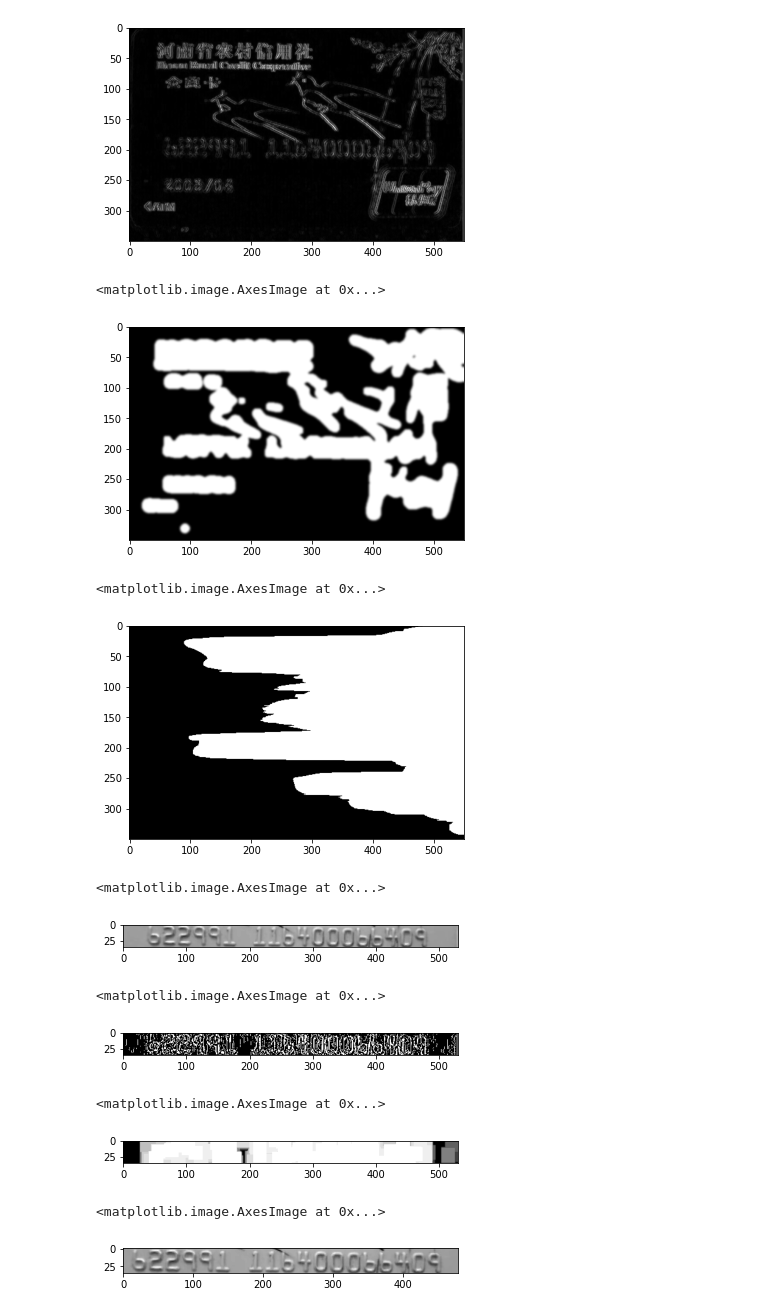
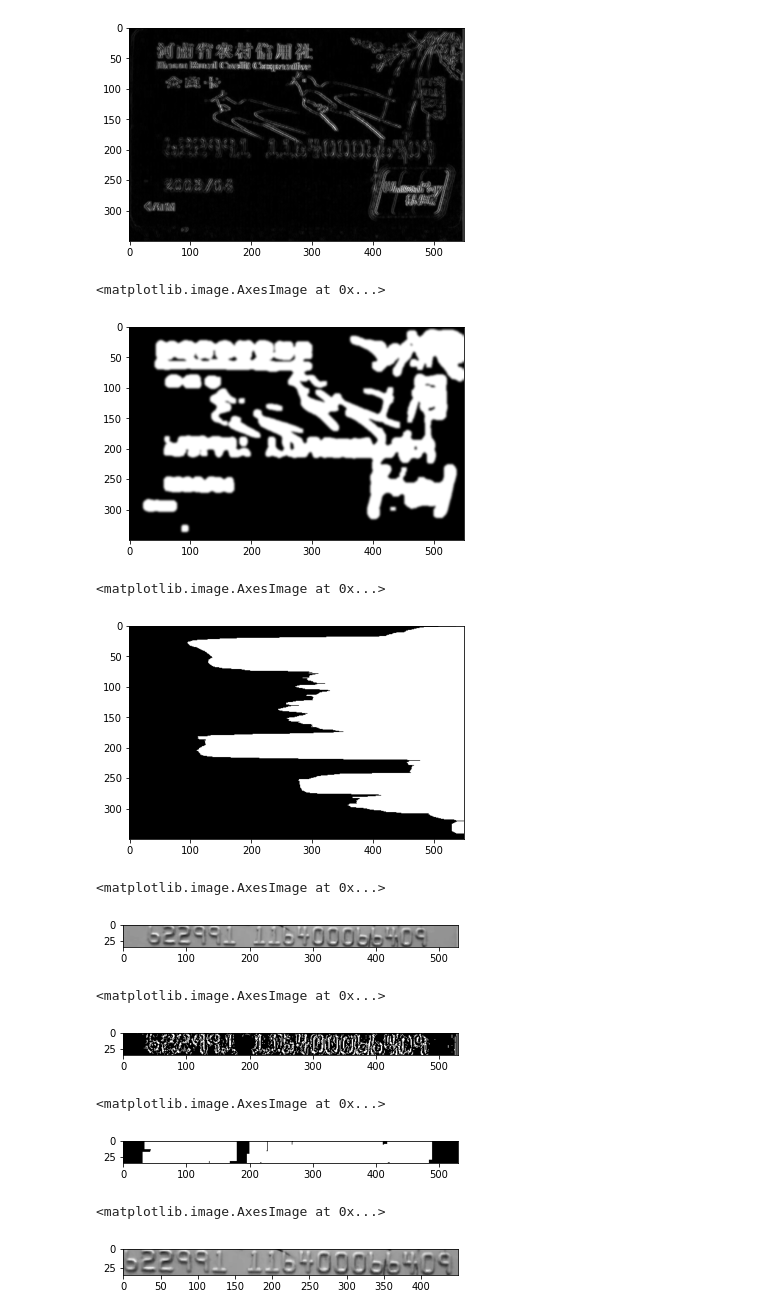
Before and after one commit to ThePiii/CreditCardIdentification, a Jupyter notebook: notebook/CardProcess2.ipynb, the cells around one changed output. Saved outputs shown, nothing was run; the diff lists cells and outputs as text; code cells hidden in the pictures.

Commit message:
Image

```diff
--- a/notebook/CardProcess2.ipynb
+++ b/notebook/CardProcess2.ipynb
@@ -3,7 +3,7 @@ import cv2
 import numpy as np
 import matplotlib.pyplot as plt
 # %%
-img = cv2.imread('img/card4.jpeg', 0)
+img = cv2.imread('img/1.jpeg', 0)
 plt.imshow(img, 'gray')
 # %% [output]
 <matplotlib.image.AxesImage at 0x...>
@@ -113,7 +113,7 @@ threshold = cv2.GaussianBlur(threshold, (9, 9), 0)  # 高斯模糊
 plt.imshow(threshold, 'gray')
 # %% [output]
 <matplotlib.image.AxesImage at 0x...>
-[figure, old version]
+[figure, new version]
 # %%
 def horizontal(img):  # 对竖直方向的黑色像素进行统计
     H, W = img.shape
@@ -136,7 +136,7 @@ pixel_array, hor_img = horizontal(threshold)  # 对图形黑色像素进行竖
 plt.imshow(hor_img, 'gray')
 # %% [output]
 <matplotlib.image.AxesImage at 0x...>
-[figure, old version]
+[figure, new version]
 # %%
 def getArea(array):  # 找到黑色像素点最少的那一行，为银行卡卡号所在区域
 
@@ -168,21 +168,22 @@ h, w = num_img.shape
 dilate_img = embossment(num_img)
 embo_img = cv2.medianBlur(dilate_img, 3)
 thresh_img = cv2.adaptiveThreshold(
-            dilate_img, 255, cv2.ADAPTIVE_THRESH_GAUSSIAN_C, cv2.THRESH_BINARY, 3, 0)  # 自适应二值化
+            embo_img, 255, cv2.ADAPTIVE_THRESH_GAUSSIAN_C, cv2.THRESH_BINARY, 3, 0)  # 自适应二值化
+# _, thresh_img = cv2.threshold(embo_img, 100, 255, cv2.THRESH_BINARY)
 plt.imshow(thresh_img, 'gray')
 # %% [output]
 <matplotlib.image.AxesImage at 0x...>
-[figure, old version]
+[figure, new version]
 # %%
 thresh_img = cv2.medianBlur(thresh_img, 3)
 thresh_img = cv2.GaussianBlur(thresh_img, (3, 3), 0)
 thresh_img = cv2.dilate(thresh_img, None, iterations=10)
 
-# _, thresh_img = cv2.threshold(thresh_img, 220, 255, cv2.THRESH_BINARY)
+_, thresh_img = cv2.threshold(thresh_img, 220, 255, cv2.THRESH_BINARY)
 plt.imshow(thresh_img, 'gray')
 # %% [output]
 <matplotlib.image.AxesImage at 0x...>
-[figure, old version]
+[figure, new version]
 # %%
 a = np.zeros(w, np.uint8)
 for j in range(0, w):  # 计算水平方向上的黑色像素点数目，
@@ -190,32 +191,32 @@ for j in range(0, w):  # 计算水平方向上的黑色像素点数目，
         if thresh_img[i, j] == 0:
             a[j] += 1
 
 a = a[::-1]
 length = int(0.75 * w)
 min_ = sum(a)
 start = 0
 for i in range(len(a)):
     if a[i] < 15:
         a[i] = 0
     else:
         a[i] = 35
 for i in range(w - length):
     end = i + length
     mean_ = a[i:end].mean()
     if(min_ > mean_ and i < 50):
         min_ = mean_
         start = i
 end = w - start
 a = a[::-1]
 min_ = sum(a)
 start = 0
 for i in range(130):
     mean_ = a[i:end].mean()
     if min_ > mean_:
         min_ = mean_
         start = i
 
-plt.imshow(num_img[:,start:end+10], 'gray')
+plt.imshow(num_img[:, start+5:end], 'gray')
 # %% [output]
 <matplotlib.image.AxesImage at 0x...>
-[figure, old version]
+[figure, new version]
```
Also changed, not shown: 12 other files.
